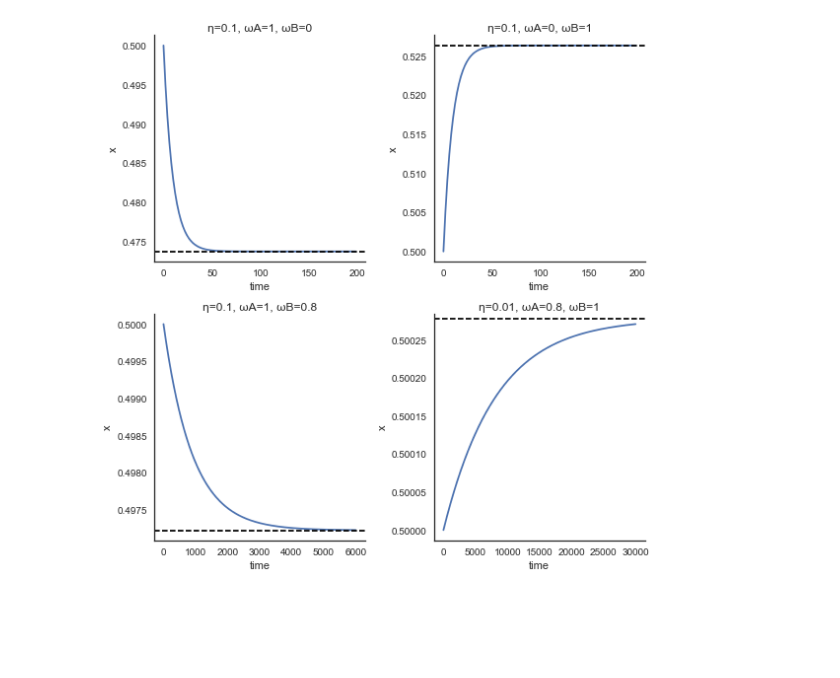
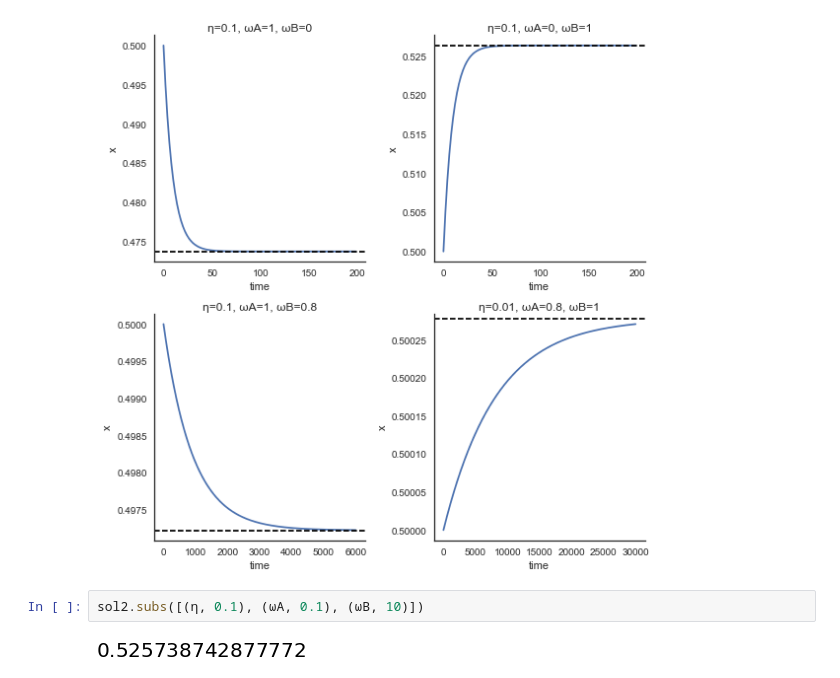
Before and after one commit to yoavram/Milpitas, a Jupyter notebook: sympy.ipynb, the cells around one changed output. Drawn from its saved outputs; the diff is of its cells as text; blank space fills up the shorter version.

```diff
--- a/sympy.ipynb
+++ b/sympy.ipynb
@@ -169,3 +169,7 @@ fig.savefig('figures/sympy_for_uri.pdf');
 η=0.1, ωA=1, ωB=0.8, sol2=0.497220591365169, sol3=-4.23406269662833
 η=0.01, ωA=0.8, ωB=1, sol2=0.500277794840917, sol3=5.02233527048572
 [figure]
+# %%
+sol2.subs([(η, 0.1), (ωA, 0.1), (ωB, 10)])
+# %% [output]
+[figure, added]
```
Also changed, not shown: parts of 2 cells of this notebook, 2 other files.
